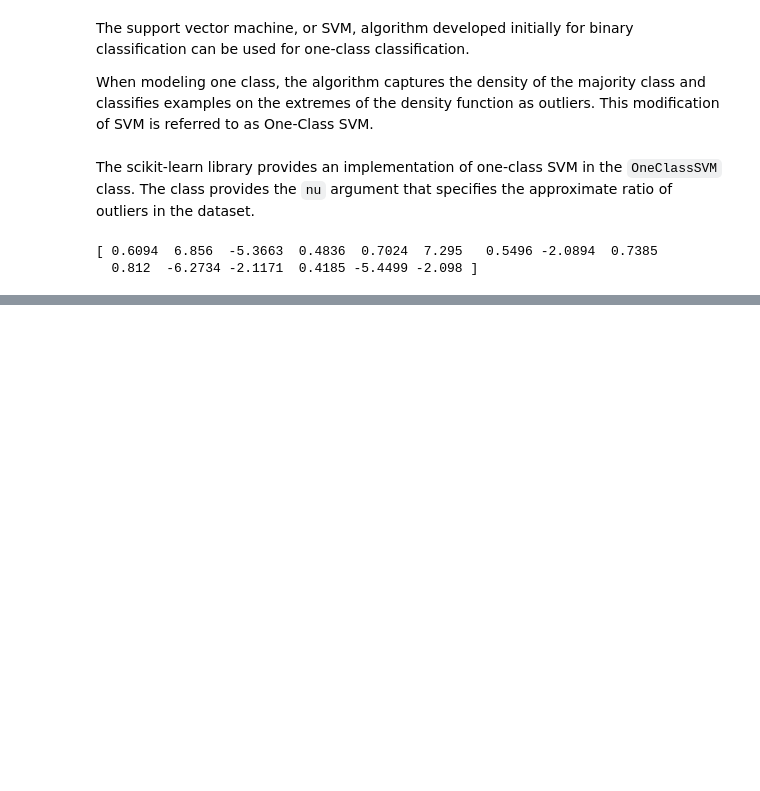
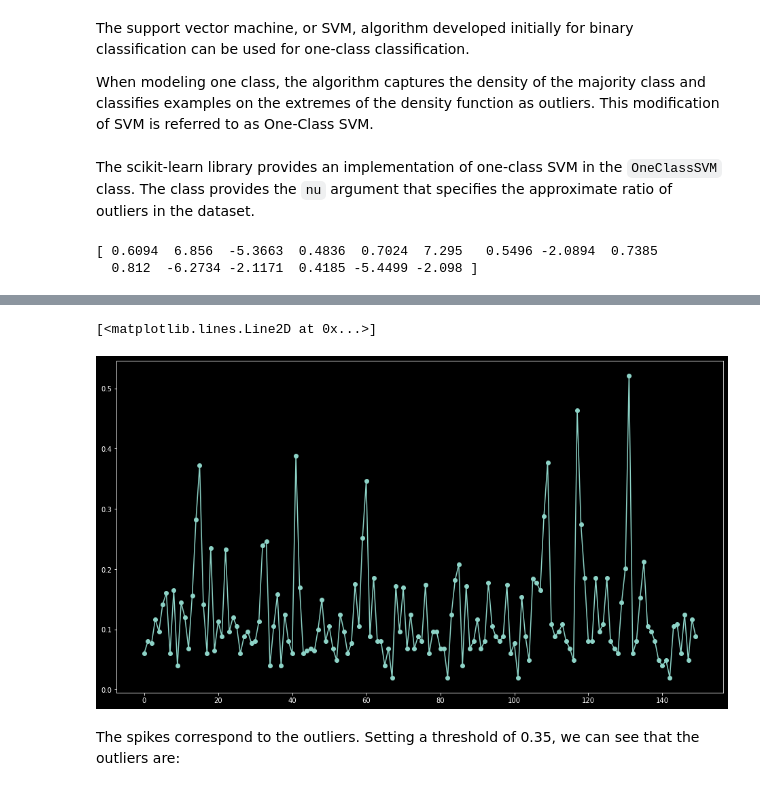
Before and after one commit to Hari31416/Placement, a Jupyter notebook: Notes/Misc/Anamoly_Detection.ipynb, the cells around one changed output, grey strips where cells are left out. Cells and saved outputs as stored; diff of their text form; code cells hidden in the pictures; blank space fills up the shorter version.

```diff
--- a/Notes/Misc/Anamoly_Detection.ipynb
+++ b/Notes/Misc/Anamoly_Detection.ipynb
@@ -337,0 +385,5 @@ print(outlier)
+# %%
+from sklearn.neighbors import NearestNeighbors
+nn = NearestNeighbors(n_neighbors=5)
+# %%
+X = df[['SepalLength', 'SepalWidth']].values
@@ -337,0 +398,8 @@ print(outlier)
+# %%
+distance, index = nn.kneighbors(X)
+plt.plot(distance.mean(axis=1), 'o-')
+# %% [output]
+[<matplotlib.lines.Line2D at 0x...>]
+[figure, added]
+# %% [markdown]
+The spikes correspond to the outliers. Setting a threshold of 0.35, we can see that the outliers are:
```
Also changed, not shown: parts of 26 cells of this notebook, 2 other files.
